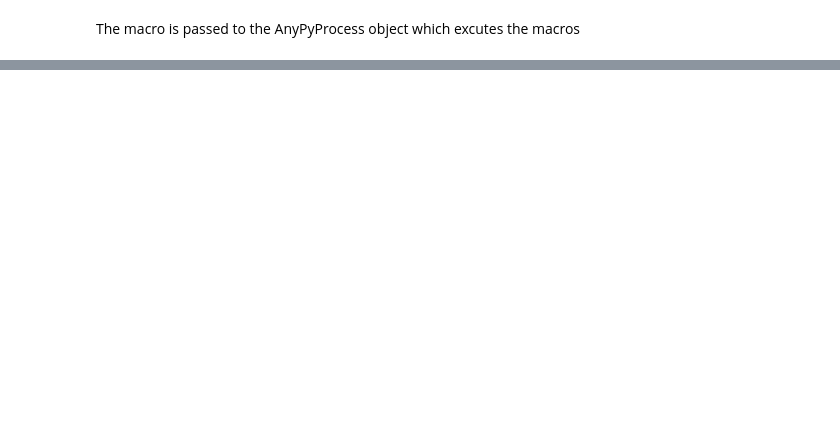
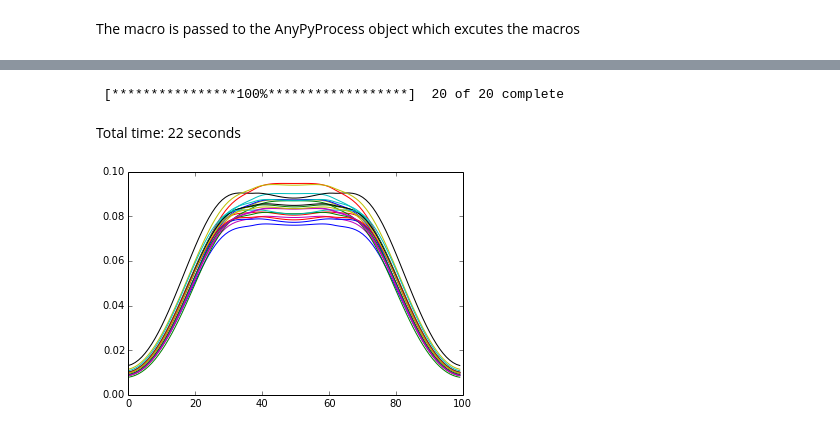
Before and after one commit to AnyBody-Research-Group/AnyPyTools, a Jupyter notebook: Tutorial/AnyPyTools_Tutorial.ipynb, the cells around one changed output, grey strips where cells are left out. Cells and saved outputs as stored; diff of their text form; code cells hidden in the pictures; blank space fills up the shorter version.

```diff
--- a/Tutorial/AnyPyTools_Tutorial.ipynb
+++ b/Tutorial/AnyPyTools_Tutorial.ipynb
@@ -346,0 +360,28 @@ To come...
+# %%
+from anypytools.generate_macros import LatinHyperCubeMacroGenerator
+
+mg = LatinHyperCubeMacroGenerator(number_of_macros= 20)
+patella__dist = distributions.norm([0.02, 0.12, 0], [0.01,0.01,0.01])
+
+# Add commands to the macro
+mg.add_load('Knee.any')
+mg.add_set_value_LHS('Main.MyModel.Tibia.Patella2.sRel', patella__dist )
+mg.add_run_operation('Main.MyStudy.InverseDynamics')
+mg.add_dump('Main.MyStudy.Output.MaxMuscleActivity')
+mg.add_macro('exit')
+
+macros = mg.generate_macros()
+# %%
+from anypytools.abcutils import AnyPyProcess
+
+app = AnyPyProcess()
+results = app.start_macro(macros)
+
+%matplotlib inline
+import matplotlib.pyplot as plt
+for elem in results:
+    plt.plot( elem[u'Main.MyStudy.Output.MaxMuscleActivity'] )
+# %% [output]
+ [****************100%******************]  20 of 20 complete
+Total time: 22 seconds
+[figure, added]
```
Also changed, not shown: parts of 17 cells of this notebook.
